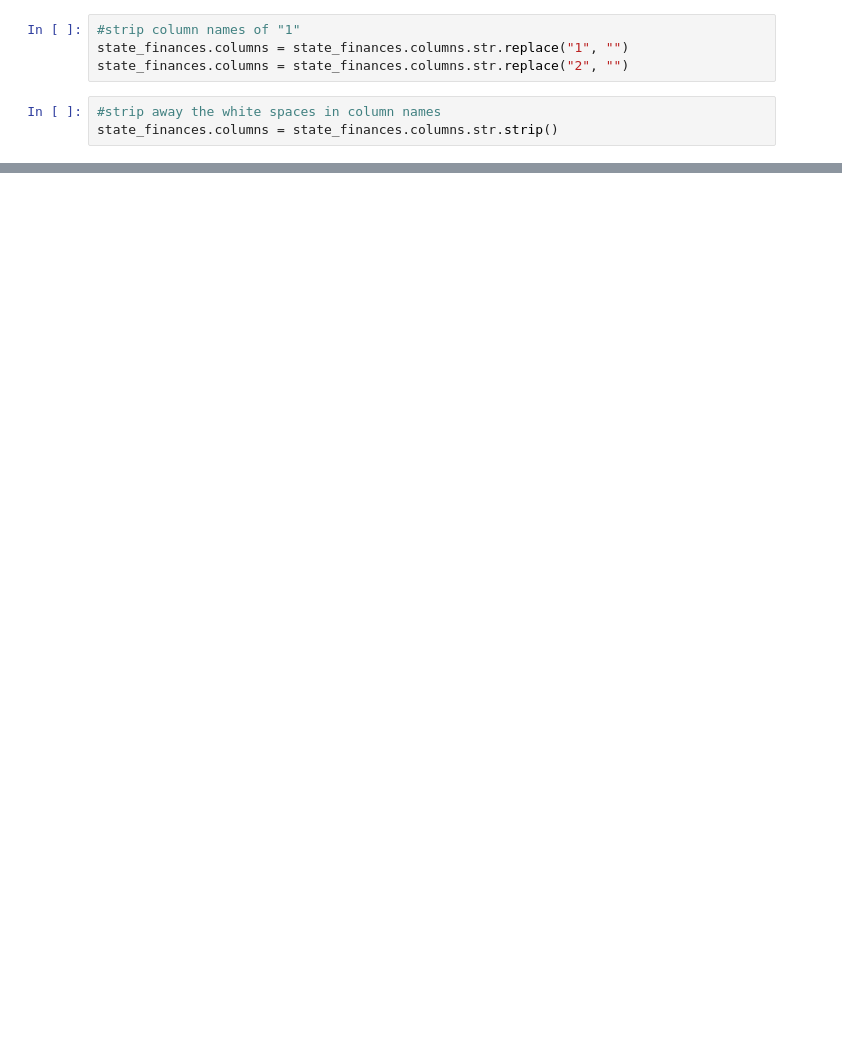
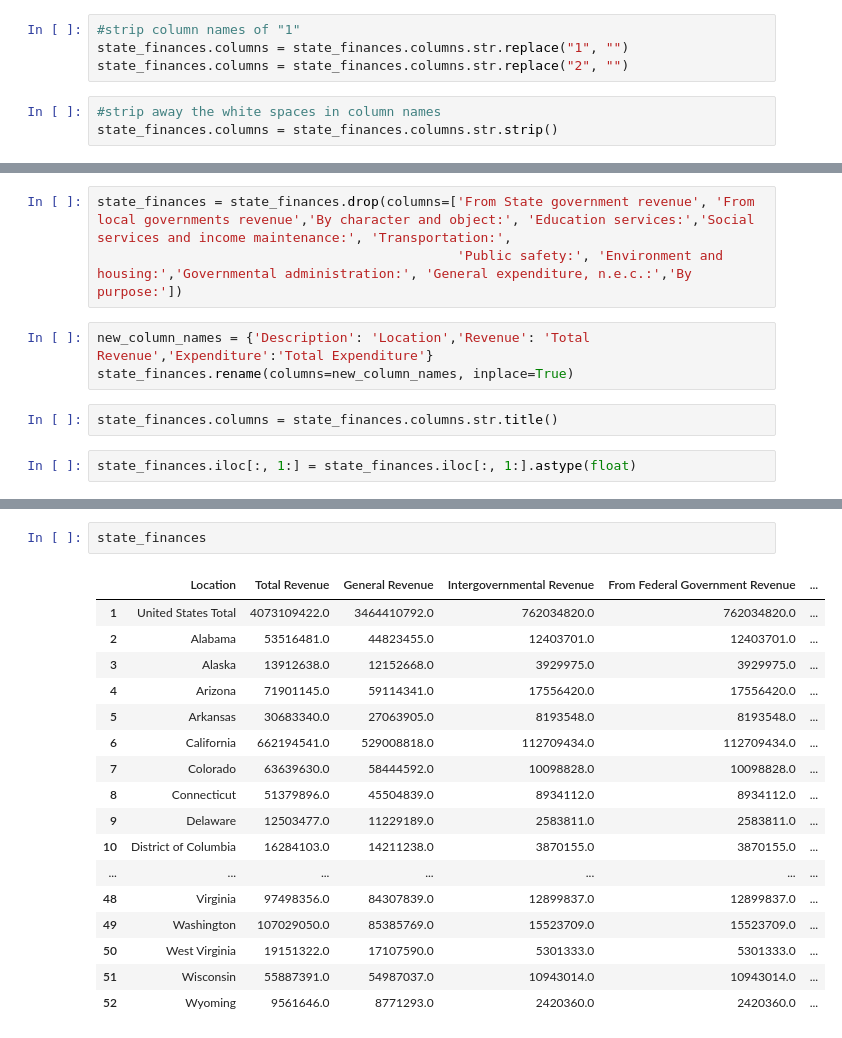
Before and after one commit to nelson-aaron-j/DeathAndTaxesProject, a Jupyter notebook: Untitled.ipynb, the cells around one changed output, grey strips where cells are left out. Cells and saved outputs as stored; diff of their text form; blank space fills up the shorter version.

```diff
--- a/Untitled.ipynb
+++ b/Untitled.ipynb
@@ -139,0 +115,10 @@ state_finances.head(3)
+# %%
+state_finances = state_finances.drop(columns=['From State government revenue', 'From local governments revenue','By character and object:', 'Education services:','Social services and income maintenance:', 'Transportation:',
+                                              'Public safety:', 'Environment and housing:','Governmental administration:', 'General expenditure, n.e.c.:','By purpose:'])
+# %%
+new_column_names = {'Description': 'Location','Revenue': 'Total Revenue','Expenditure':'Total Expenditure'}
+state_finances.rename(columns=new_column_names, inplace=True)
+# %%
+state_finances.columns = state_finances.columns.str.title()
+# %%
+state_finances.iloc[:, 1:] = state_finances.iloc[:, 1:].astype(float)
@@ -139,0 +141,20 @@ state_finances.head(3)
+# %%
+state_finances
+# %% [output]
+|  | Location | Total Revenue | General Revenue | Intergovernmental Revenue | From Federal Government Revenue | ... |
+| 1 | United States Total | 4073109422.0 | 3464410792.0 | 762034820.0 | 762034820.0 | ... |
+| 2 | Alabama | 53516481.0 | 44823455.0 | 12403701.0 | 12403701.0 | ... |
+| 3 | Alaska | 13912638.0 | 12152668.0 | 3929975.0 | 3929975.0 | ... |
+| 4 | Arizona | 71901145.0 | 59114341.0 | 17556420.0 | 17556420.0 | ... |
+| 5 | Arkansas | 30683340.0 | 27063905.0 | 8193548.0 | 8193548.0 | ... |
+| 6 | California | 662194541.0 | 529008818.0 | 112709434.0 | 112709434.0 | ... |
+| 7 | Colorado | 63639630.0 | 58444592.0 | 10098828.0 | 10098828.0 | ... |
+| 8 | Connecticut | 51379896.0 | 45504839.0 | 8934112.0 | 8934112.0 | ... |
+| 9 | Delaware | 12503477.0 | 11229189.0 | 2583811.0 | 2583811.0 | ... |
+| 10 | District of Columbia | 16284103.0 | 14211238.0 | 3870155.0 | 3870155.0 | ... |
+| ... | ... | ... | ... | ... | ... | ... |
+| 48 | Virginia | 97498356.0 | 84307839.0 | 12899837.0 | 12899837.0 | ... |
+| 49 | Washington | 107029050.0 | 85385769.0 | 15523709.0 | 15523709.0 | ... |
+| 50 | West Virginia | 19151322.0 | 17107590.0 | 5301333.0 | 5301333.0 | ... |
+| 51 | Wisconsin | 55887391.0 | 54987037.0 | 10943014.0 | 10943014.0 | ... |
+| 52 | Wyoming | 9561646.0 | 8771293.0 | 2420360.0 | 2420360.0 | ... |
```
Also changed, not shown: parts of 12 cells of this notebook.
